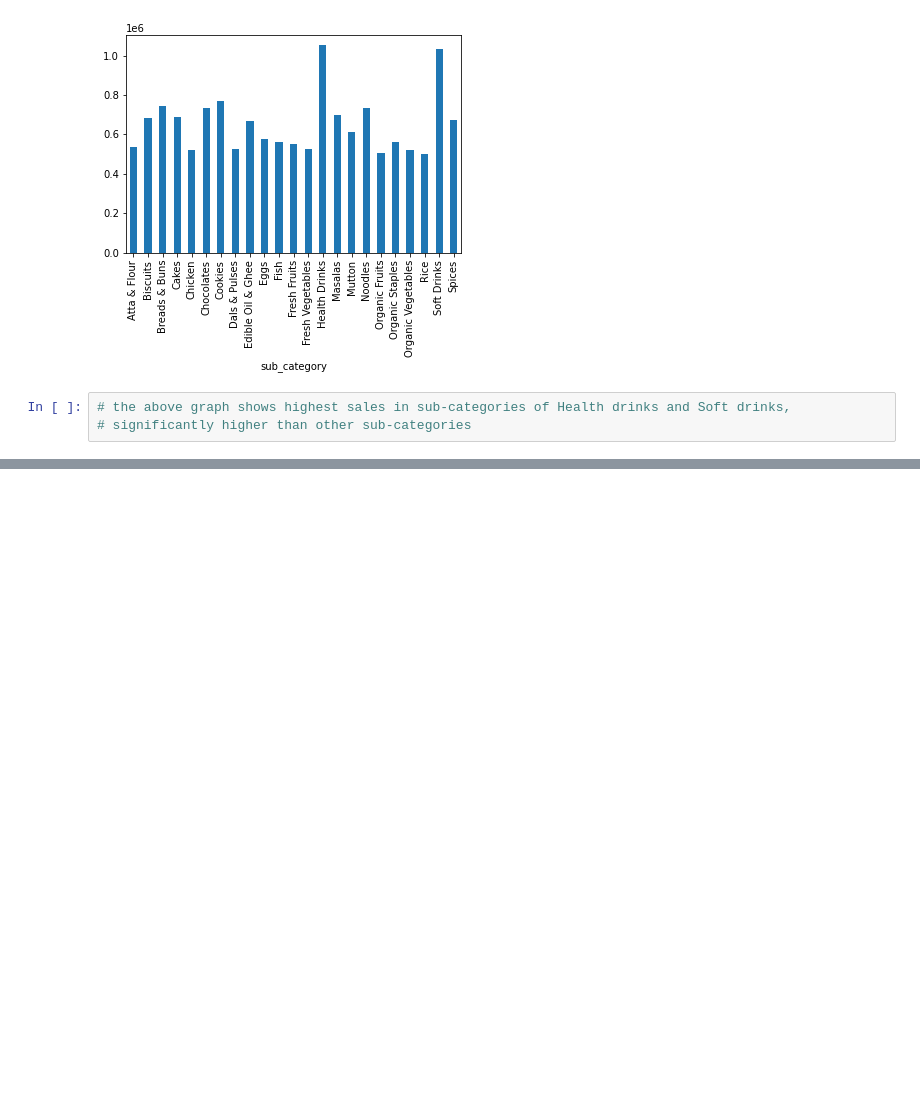
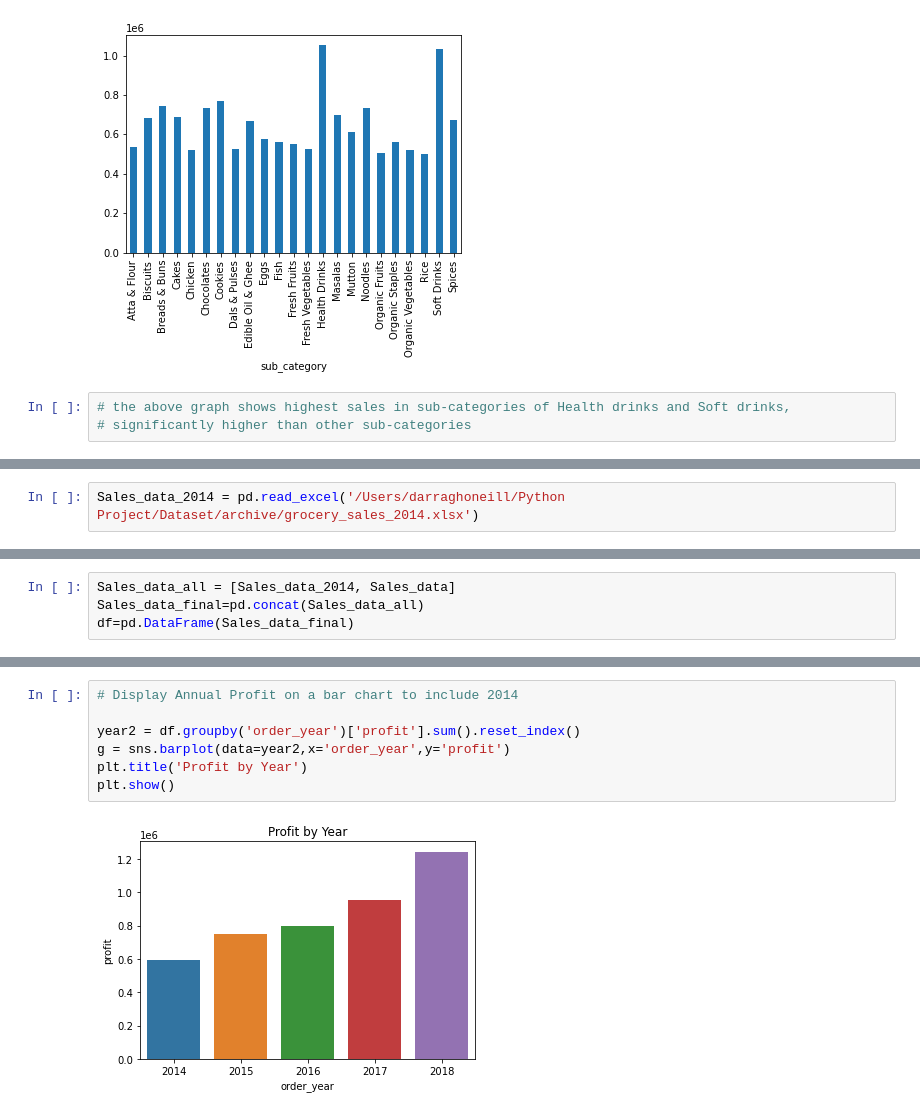
Before and after one commit to UCDPA-oneilld23/Grocery-Sales-project, a Jupyter notebook: UCDPA DON Assignment.ipynb, the cells around one changed output, grey strips where cells are left out. Drawn from its saved outputs; the diff is of its cells as text; blank space fills up the shorter version.

Commit message:
2014 data added

```diff
--- a/UCDPA DON Assignment.ipynb
+++ b/UCDPA DON Assignment.ipynb
@@ -348,0 +351,2 @@ plt.show()
+# %%
+Sales_data_2014 = pd.read_excel('/Users/darraghoneill/Python Project/Dataset/archive/grocery_sales_2014.xlsx')
@@ -348,0 +362,4 @@ plt.show()
+# %%
+Sales_data_all = [Sales_data_2014, Sales_data]
+Sales_data_final=pd.concat(Sales_data_all)
+df=pd.DataFrame(Sales_data_final)
@@ -348,0 +375,9 @@ plt.show()
+# %%
+# Display Annual Profit on a bar chart to include 2014
+
+year2 = df.groupby('order_year')['profit'].sum().reset_index()
+g = sns.barplot(data=year2,x='order_year',y='profit')
+plt.title('Profit by Year')
+plt.show()
+# %% [output]
+[figure, added]
```
Also changed, not shown: parts of 21 cells of this notebook.
